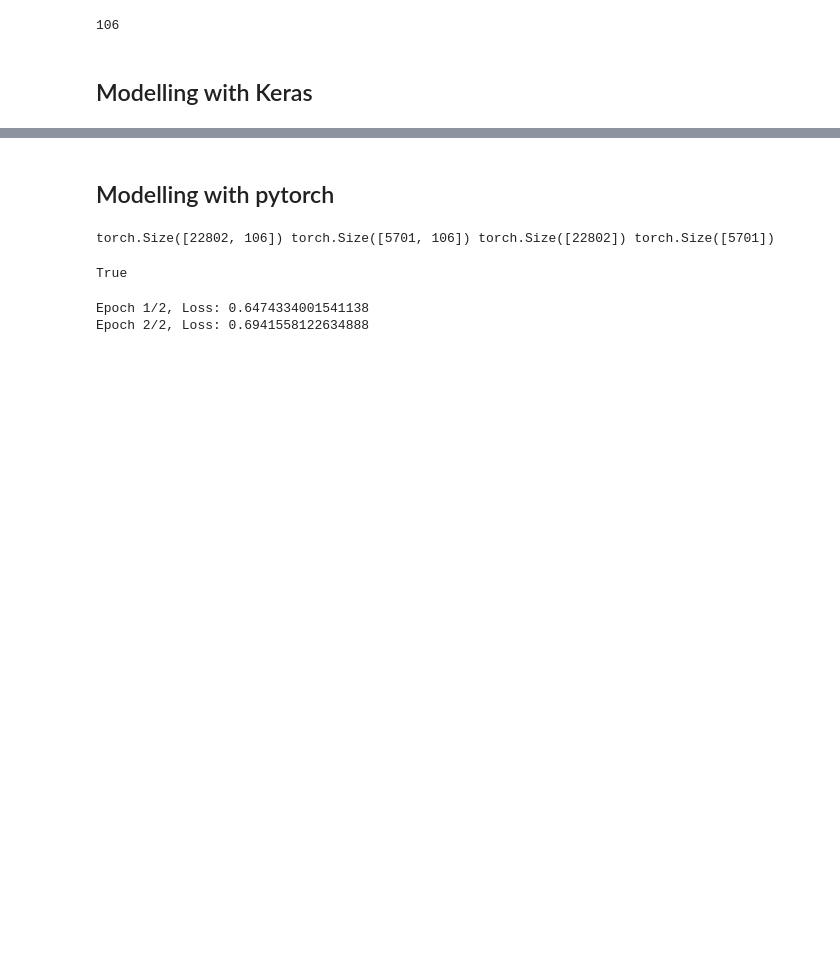
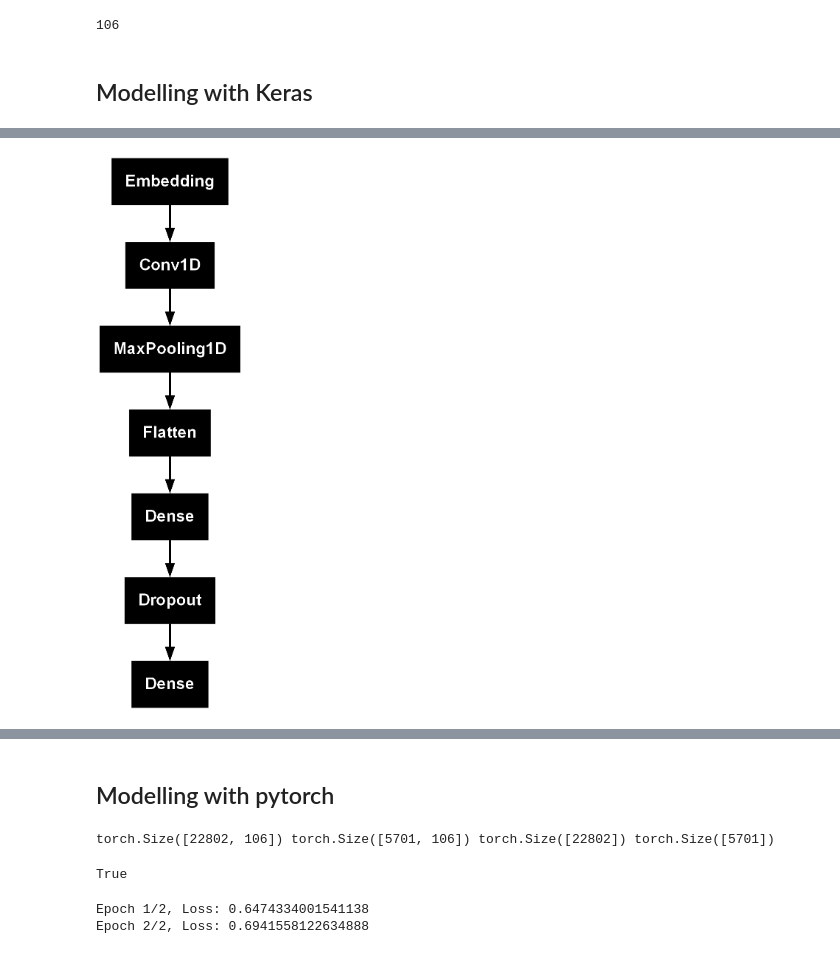
Before and after one commit to beyza1tozman/nlp_sarcasm_detection, a Jupyter notebook: main.ipynb, the cells around one changed output, grey strips where cells are left out. Drawn from its saved outputs; the diff is of its cells as text; code cells hidden in the pictures; blank space fills up the shorter version.

```diff
--- a/main.ipynb
+++ b/main.ipynb
@@ -331,6 +333,10 @@ Model: "sequential_1"
  Total params: 1,148,425 (4.38 MB)
  Trainable params: 1,148,425 (4.38 MB)
  Non-trainable params: 0 (0.00 B)
+# %%
+tf.keras.utils.plot_model(cnn_model)
+# %% [output]
+[figure, added]
 # %%
 h = cnn_model.fit(X_train, y_train, epochs=5, batch_size=32, validation_data=(X_test, y_test))
 # %% [output]
```
Also changed, not shown: parts of 12 cells of this notebook.
